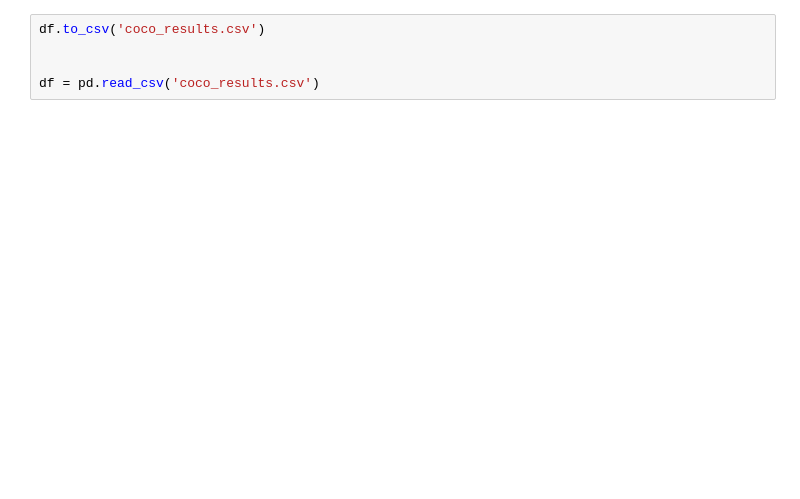
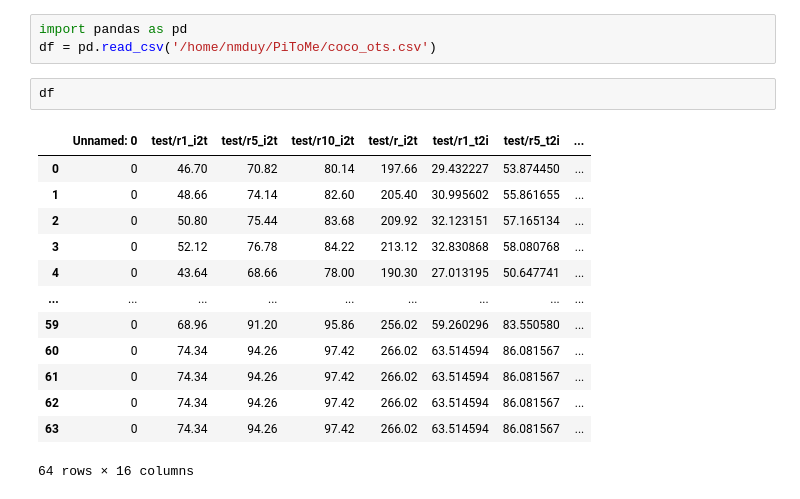
Before and after one commit to hchautran/PiToMe, a Jupyter notebook: itr/plot.ipynb, the cells around one changed output. Saved outputs shown, nothing was run; the diff lists cells and outputs as text; blank space fills up the shorter version.

```diff
--- a/itr/plot.ipynb
+++ b/itr/plot.ipynb
@@ -97,8 +1,22 @@ Evaluating current epoch 0
-# %%
-df.to_csv('coco_results.csv')
-
-
-df = pd.read_csv('coco_results.csv')
+# %%
+import pandas as pd
+df = pd.read_csv('/home/nmduy/PiToMe/coco_ots.csv')
+# %%
+df
+# %% [output]
+|  | Unnamed: 0 | test/r1_i2t | test/r5_i2t | test/r10_i2t | test/r_i2t | test/r1_t2i | test/r5_t2i | ... |
+| 0 | 0 | 46.70 | 70.82 | 80.14 | 197.66 | 29.432227 | 53.874450 | ... |
+| 1 | 0 | 48.66 | 74.14 | 82.60 | 205.40 | 30.995602 | 55.861655 | ... |
+| 2 | 0 | 50.80 | 75.44 | 83.68 | 209.92 | 32.123151 | 57.165134 | ... |
+| 3 | 0 | 52.12 | 76.78 | 84.22 | 213.12 | 32.830868 | 58.080768 | ... |
+| 4 | 0 | 43.64 | 68.66 | 78.00 | 190.30 | 27.013195 | 50.647741 | ... |
+| ... | ... | ... | ... | ... | ... | ... | ... | ... |
+| 59 | 0 | 68.96 | 91.20 | 95.86 | 256.02 | 59.260296 | 83.550580 | ... |
+| 60 | 0 | 74.34 | 94.26 | 97.42 | 266.02 | 63.514594 | 86.081567 | ... |
+| 61 | 0 | 74.34 | 94.26 | 97.42 | 266.02 | 63.514594 | 86.081567 | ... |
+| 62 | 0 | 74.34 | 94.26 | 97.42 | 266.02 | 63.514594 | 86.081567 | ... |
+| 63 | 0 | 74.34 | 94.26 | 97.42 | 266.02 | 63.514594 | 86.081567 | ... |
+64 rows × 16 columns
 # %%
 import seaborn as sns
 import matplotlib.pyplot as plt
```
Also changed, not shown: parts of 2 cells of this notebook, 33 other files.
